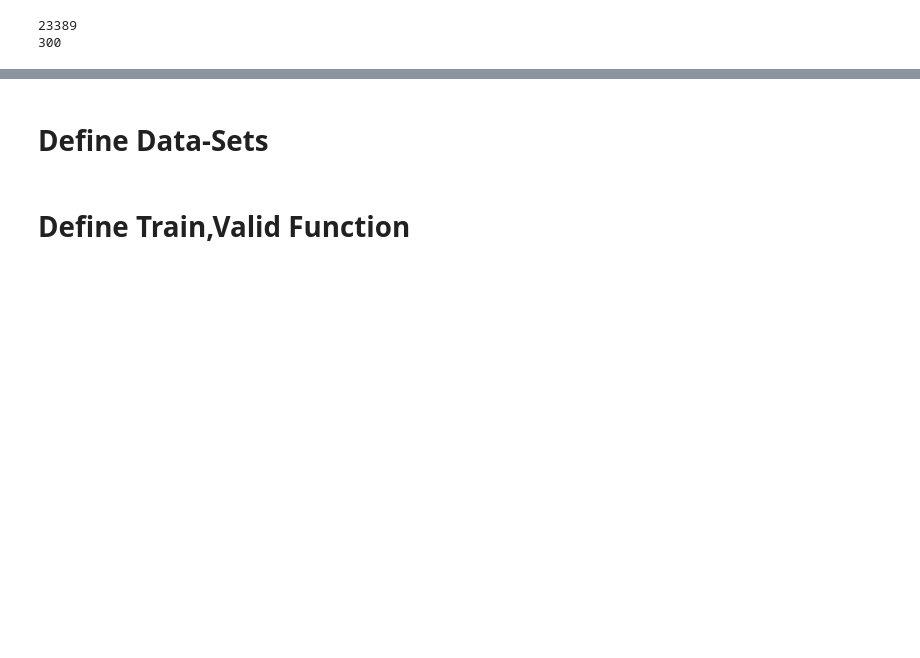
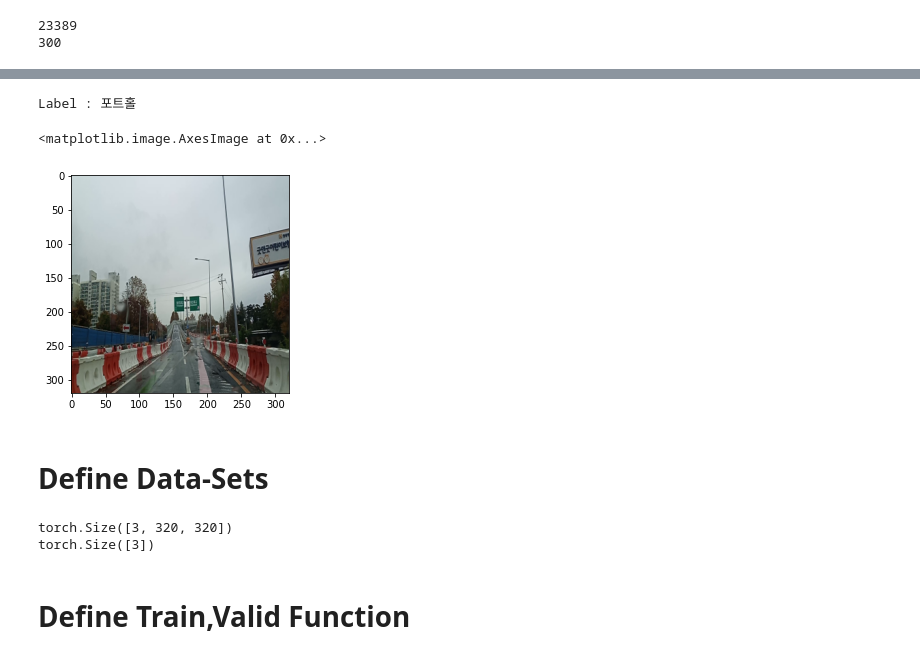
Before and after one commit to JoSangYeon/Machine_Learning_Project, a Jupyter notebook: PotHole Detection/Train.ipynb, the cells around one changed output, grey strips where cells are left out. Drawn from its saved outputs; the diff is of its cells as text; code cells hidden in the pictures; blank space fills up the shorter version.

```diff
--- a/PotHole Detection/Train.ipynb
+++ b/PotHole Detection/Train.ipynb
@@ -43,3 +56,15 @@ print(len(valid_data))
+# %%
+# Valid
+idx = 261
+
+print("Label :", classes_names[valid_data.iloc[idx, 1]])
+
+img = Image.open(valid_data.iloc[idx,0])
+plt.imshow(img)
+# %% [output]
+Label : 포트홀
+<matplotlib.image.AxesImage at 0x...>
+[figure, added]
 # %% [markdown]
 # Define Data-Sets
 # %%
@@ -68,3 +93,10 @@ valid_loader = DataLoader(valid, batch_size = 16)
+# %%
+xx ,yy = train.__getitem__(0)
+print(xx.shape)
+print(yy.shape)
+# %% [output]
+torch.Size([3, 320, 320])
+torch.Size([3])
 # %% [markdown]
 # Define Train,Valid Function
 # %%
```
Also changed, not shown: parts of 8 cells of this notebook.
